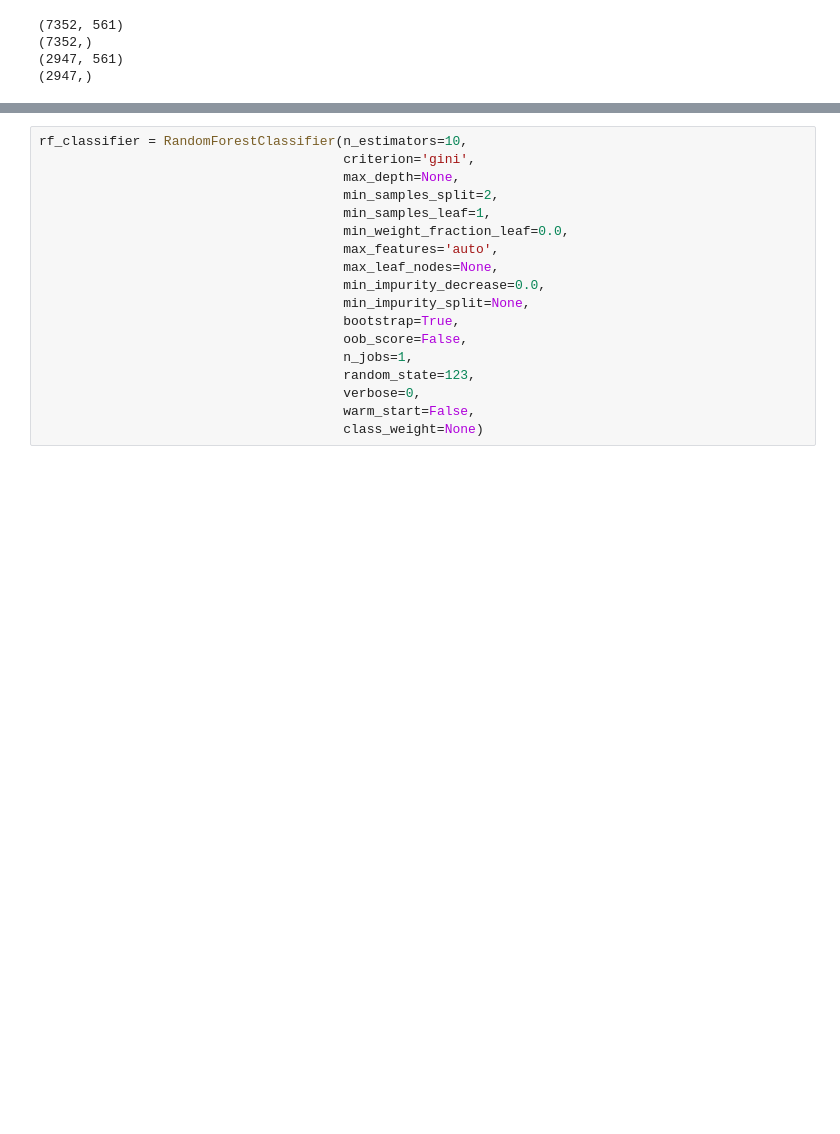
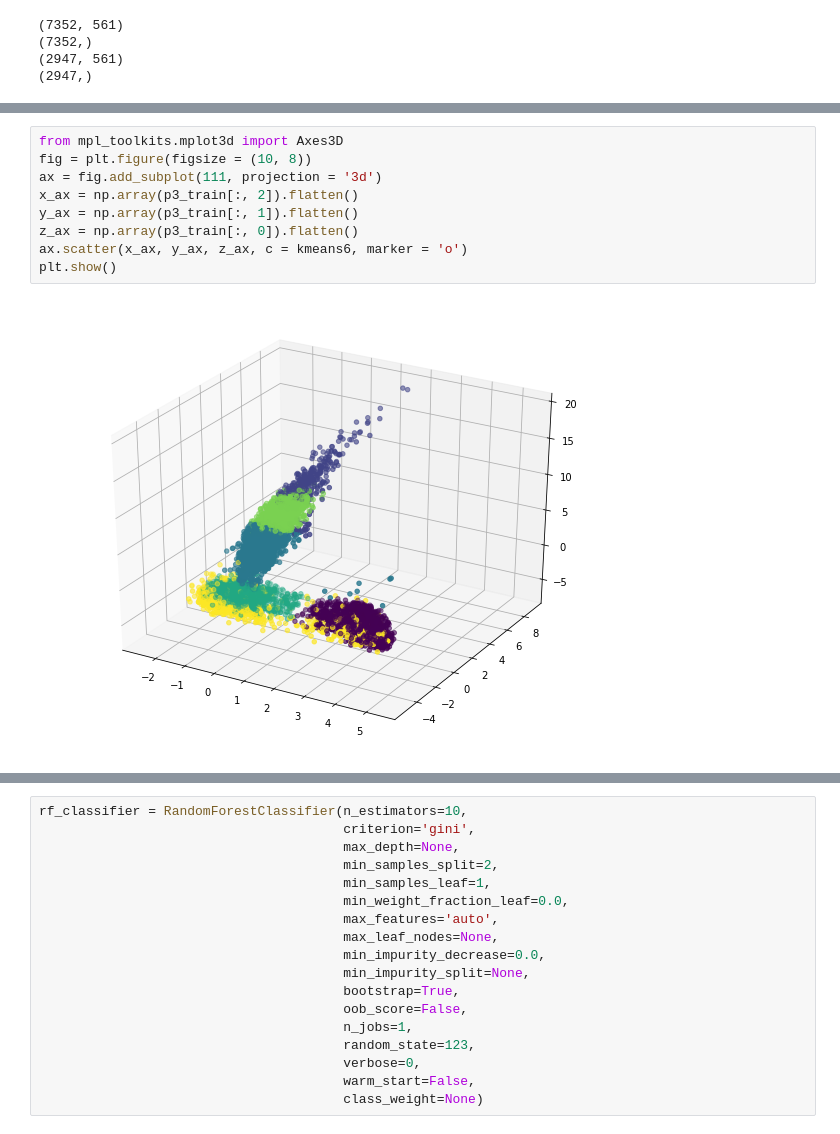
Before and after one commit to ericnewnam/ericnewnam.github.io, a Jupyter notebook: sklearn-random-forest.ipynb, the cells around one changed output, grey strips where cells are left out. Cells and saved outputs as stored; diff of their text form; blank space fills up the shorter version.

```diff
--- a/sklearn-random-forest.ipynb
+++ b/sklearn-random-forest.ipynb
@@ -197,0 +252,11 @@ Initial fitting of a random forest classifier:
+# %%
+from mpl_toolkits.mplot3d import Axes3D
+fig = plt.figure(figsize = (10, 8))
+ax = fig.add_subplot(111, projection = '3d')
+x_ax = np.array(p3_train[:, 2]).flatten()
+y_ax = np.array(p3_train[:, 1]).flatten()
+z_ax = np.array(p3_train[:, 0]).flatten()
+ax.scatter(x_ax, y_ax, z_ax, c = kmeans6, marker = 'o')
+plt.show()
+# %% [output]
+[figure, added]
```
Also changed, not shown: parts of 12 cells of this notebook, 1 other file.
